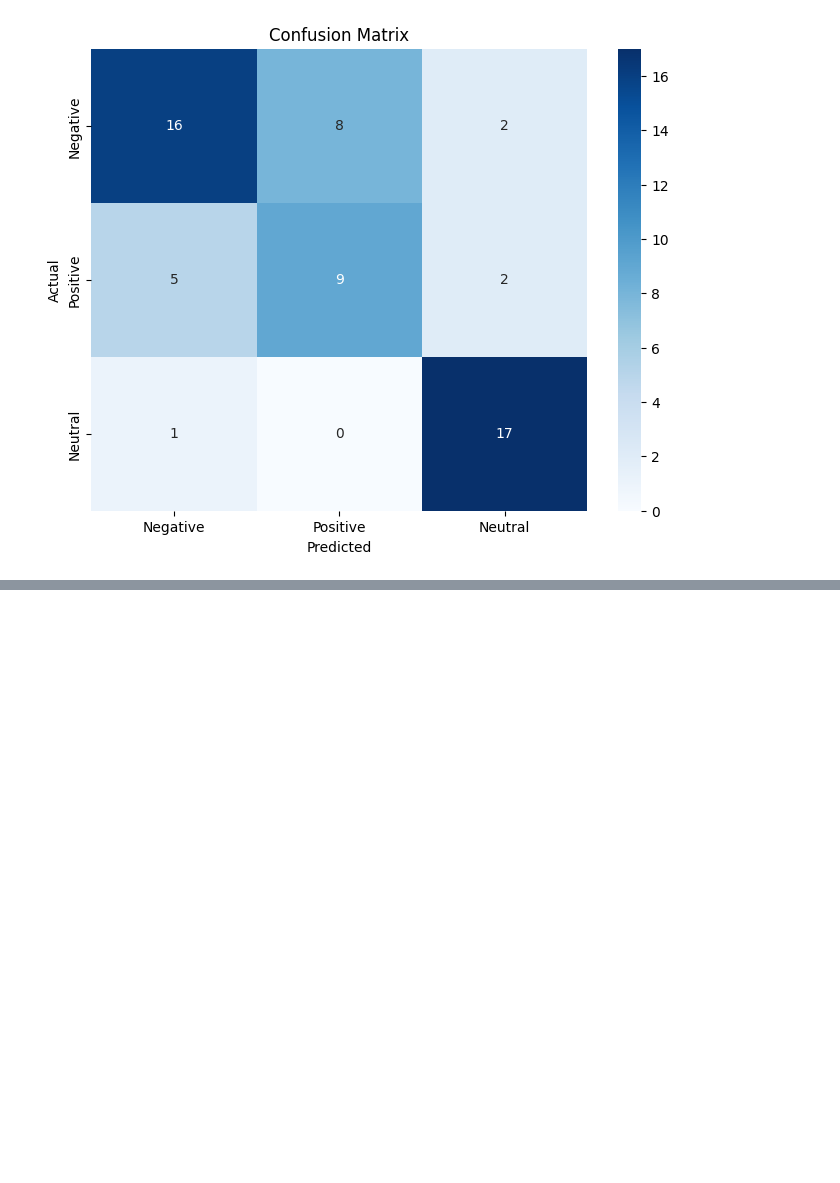
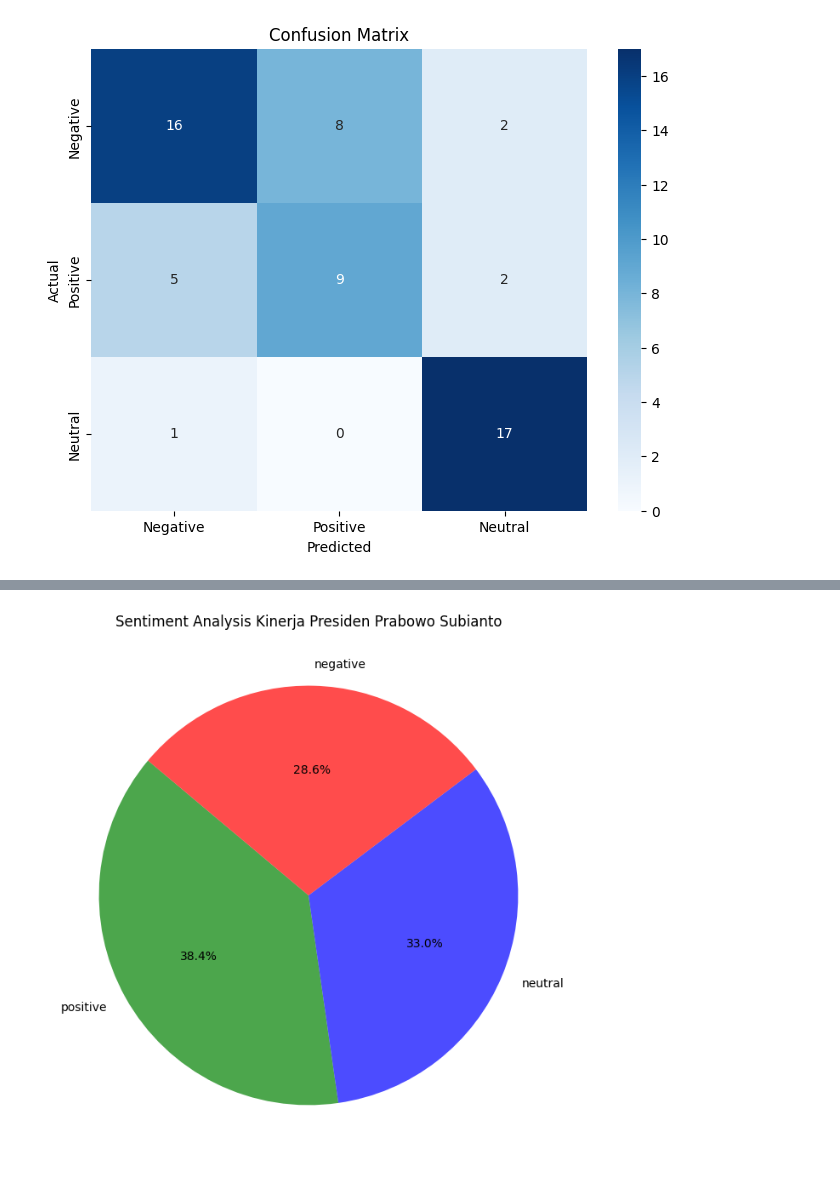
Before and after one commit to ThisIsYefta/Sentiment-Analysis-Kinerja-Presiden-Prabowo-Subianto, a Jupyter notebook: main.ipynb, the cells around one changed output, grey strips where cells are left out. Cells and saved outputs as stored; diff of their text form; code cells hidden in the pictures; blank space fills up the shorter version.

```diff
--- a/main.ipynb
+++ b/main.ipynb
@@ -160,0 +179,20 @@ plt.show()
+# %%
+import matplotlib.colors as mcolors
+
+label_counts = data_frame['label'].value_counts()
+label_percentages = label_counts / label_counts.sum() * 100
+
+colors = [mcolors.to_rgba('green', alpha=0.7),
+          mcolors.to_rgba('blue', alpha=0.7),
+          mcolors.to_rgba('red', alpha=0.7)]
+
+label_order = ['positive', 'neutral', 'negative']
+label_percentages = label_percentages[label_order]
+label_counts = label_counts[label_order]
+
+plt.figure(figsize=(8, 8))
+plt.pie(label_percentages, labels=label_counts.index, autopct='%1.1f%%', startangle=140, colors=colors)
+plt.title('Sentiment Analysis Kinerja Presiden Prabowo Subianto')
+plt.show()
+# %% [output]
+[figure, added]
```
Also changed, not shown: parts of 4 cells of this notebook.
